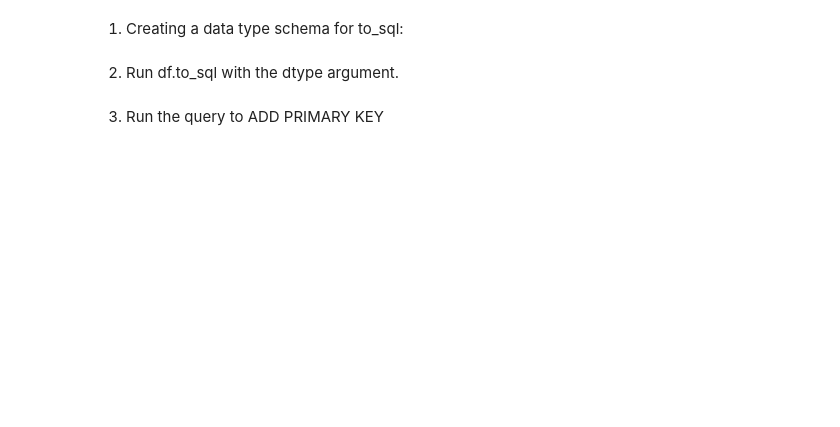
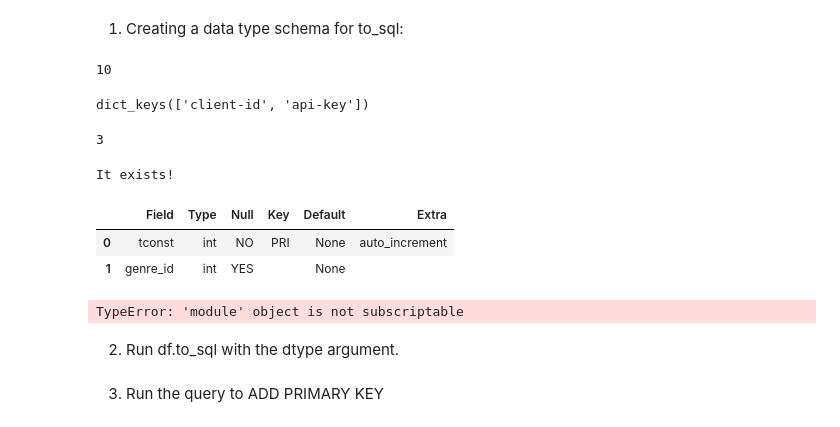
Before and after one commit to KirstenC32/Project-2-RETRY, a Jupyter notebook: Untitled.ipynb, the cells around one changed output. Cells and saved outputs as stored; diff of their text form; code cells hidden in the pictures; blank space fills up the shorter version.

```diff
--- a/Untitled.ipynb
+++ b/Untitled.ipynb
@@ -125,2 +189,24 @@ II) Creating MySQL tables with a primary key using Python
+# %%
+# Create the sqlalchemy engine and connection
+username = "root"
+password = "root"
+db_name = "movies_db"
+connection = f"mysql+pymysql://{username}:{password}@localhost/{db_name}"
+engine = create_engine(connection)
+conn = engine.connect()
 # %% [markdown]
 1. Creating a data type schema for to_sql:
+# %%
+## get max string length
+max_str_len = df['tconst'].fillna('').map(len).max()
+max_str_len
+# %% [output]
+10
+# %%
+import json
+with open('/Users/12103/.secret/tmdb_api.json') as f:
+    login = json.load(f)
+## Display the keys of the loaded dict
+login.keys()
+# %% [output]
+dict_keys(['client-id', 'api-key'])
@@ -127,3 +217,39 @@ II) Creating MySQL tables with a primary key using Python
+# %%
+max_str_len = df["genre_id"].fillna('').map(len).max()
+max_str_len
+# %% [output]
+3
+# %%
+## Check if database exists, if not, create it
+if database_exists(connection):
+    print('It exists!')
+else:
+    create_database(connection)
+    print('Database created!')
+# %% [output]
+It exists!
+# %%
+q = '''DESCRIBE title_genres;'''
+describe = pd.read_sql(q, engine)
+describe
+# %% [output]
+|  | Field | Type | Null | Key | Default | Extra |
+| 0 | tconst | int | NO | PRI | None | auto_increment |
+| 1 | genre_id | int | YES |  | None |  |
+# %%
+## Example
+from sqlalchemy.types import *
+## Calculate max string lengths for object columns
+key_len = tmdb['imdb_id'].fillna('').map(len).max()
+cert_len = basics['certification'].fillna('').map(len).max()
+## Create a schema dictonary using Sqlalchemy datatype objects
+df_schema = {
+    "imdb_id": CHAR(key_len+1),
+    "budget": FLOAT(),
+    "revenue": FLOAT(),
+    'certification':CHAR(key_len+1)}
+# %% [output]
+TypeError: 'module' object is not subscriptable
 # %% [markdown]
 2. Run df.to_sql with the dtype argument.
 # %% [markdown]
```
Also changed, not shown: parts of 22 cells of this notebook.
